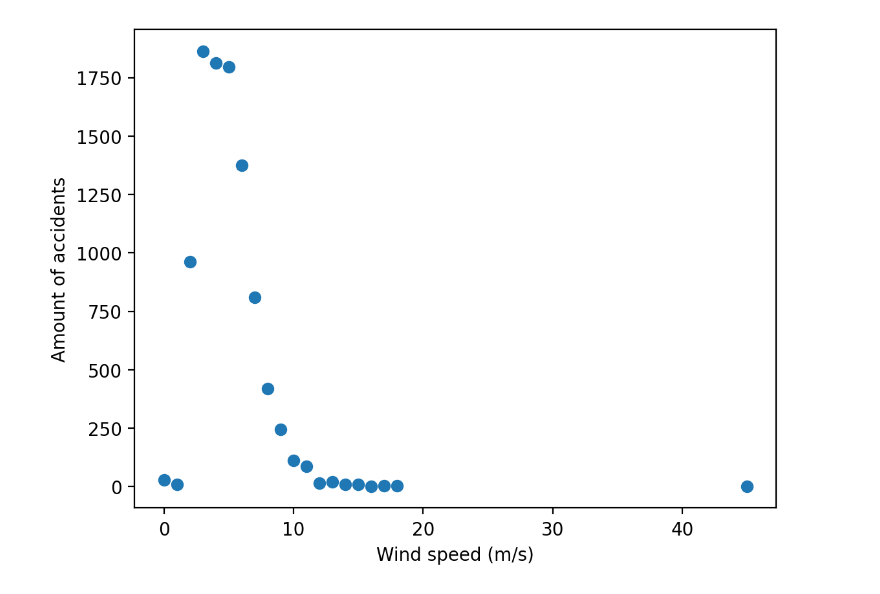
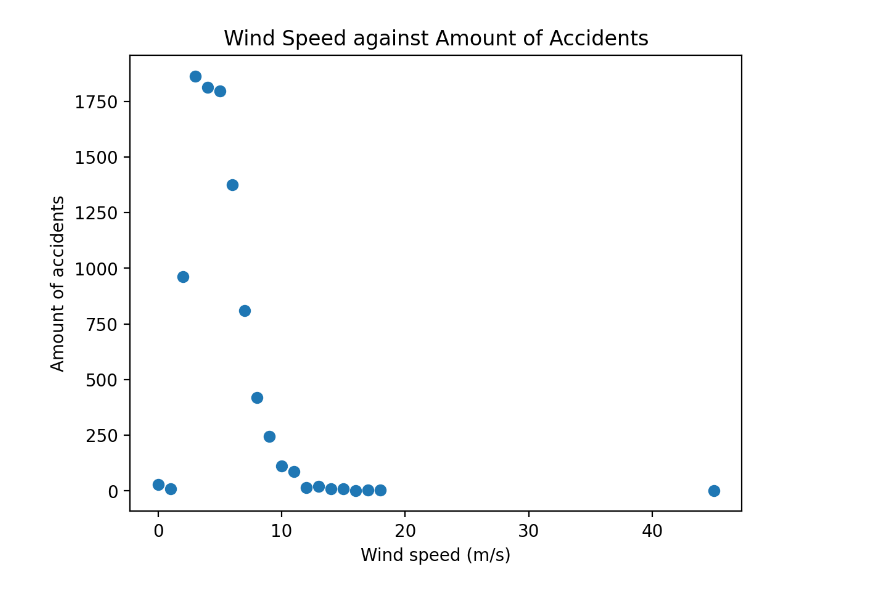
Before and after one commit to sigurdurhaukur/slysprediction, a Jupyter notebook: accidents/temp_plot.ipynb, the cells around one changed output. Cells and saved outputs as stored; diff of their text form; code cells hidden in the pictures.

```diff
--- a/accidents/temp_plot.ipynb
+++ b/accidents/temp_plot.ipynb
@@ -27,26 +28,27 @@ plt.show()
 # %%
 
 # wind speed against accidents
 data = pd.read_csv(
     "./vindur.csv",
     delimiter=",",
     names=["wind speed", "amount of accidents"],
     skiprows=1,
 )
 
 # drop empty wind speed
 data = data.dropna()
 
 wind_speed = data["wind speed"]
 amount_of_accidents = data["amount of accidents"]
 # reverse the order of the data
 wind_speed = wind_speed[::-1]
 amount_of_accidents = amount_of_accidents[::-1]
 
 plt.figure(dpi=200)
+plt.title("Wind Speed against Amount of Accidents")
 plt.scatter(wind_speed, amount_of_accidents)
 plt.xlabel("Wind speed (m/s)")
 plt.ylabel("Amount of accidents")
 plt.show()
 # %% [output]
-[figure, old version]
+[figure, new version]
```
Also changed, not shown: parts of 1 cell of this notebook, 11 other files.
